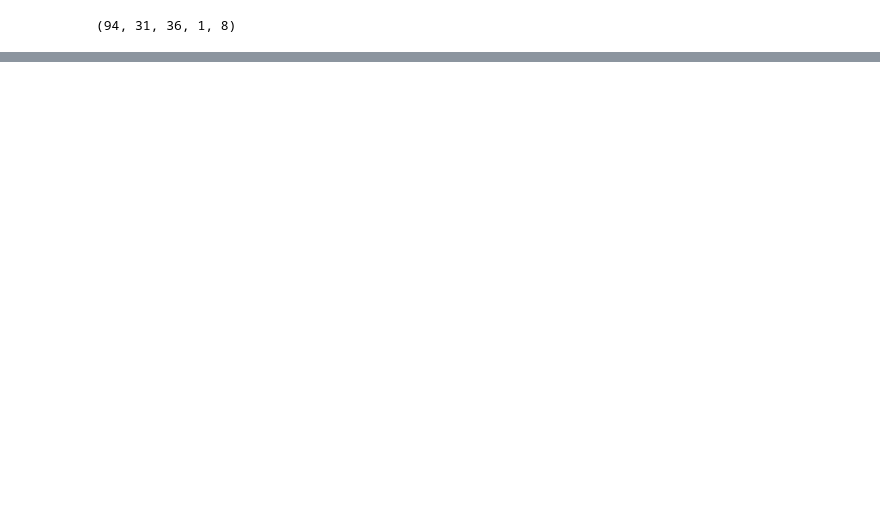
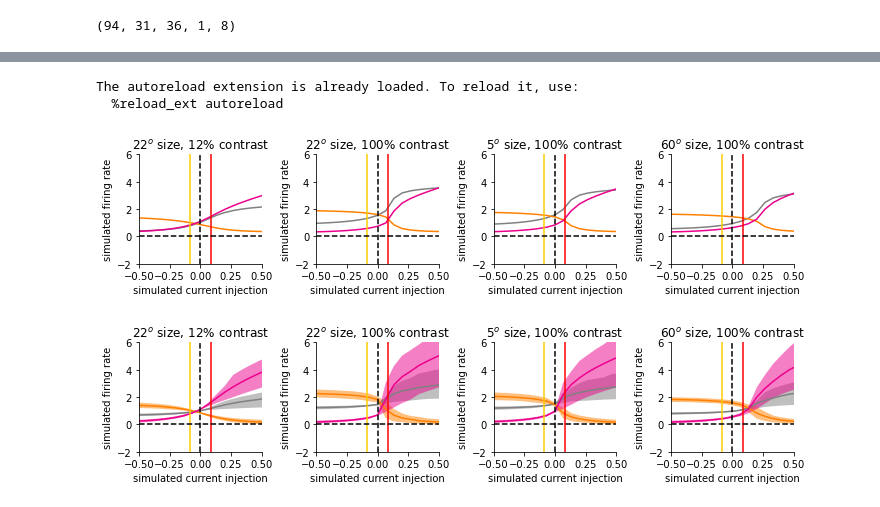
Before and after one commit to anitsoga/mossing_paper_code, a Jupyter notebook: simulation/vip_sst_subnetwork_dynamics.ipynb, the cells around one changed output, grey strips where cells are left out. Cells and saved outputs as stored; diff of their text form; code cells hidden in the pictures; blank space fills up the shorter version.

```diff
--- a/simulation/vip_sst_subnetwork_dynamics.ipynb
+++ b/simulation/vip_sst_subnetwork_dynamics.ipynb
@@ -341,8 +358,8 @@ plt.tight_layout()
 # %% [output]
 [figure]
 # %%
-weights_files = glob.glob('../shared_data/calnet_data/weights/weights_201215b/*.npy')
-weights_files.sort()
+# weights_files = glob.glob('../shared_data/calnet_data/weights/weights_201215b/*.npy')
+# weights_files.sort()
 
 reload(cc)
 nwt = len(weights_files)
@@ -927,6 +997,7 @@ def plot_cell_intrinsic_resp(cell_intrinsic_resp,label,zero_subtracted=zero_subt
 
 save = False
 
+usize = np.array((5,8,13,22,36,60))
 # itype = 2
 pct_l,pct_u = 16,84
 # istims = [0,5,35,18,20,23]
@@ -937,6 +1008,7 @@ titles = [all_titles[istim] for istim in istims]
 # titles = ['0% contrast','5$^o$ size, 100% contrast','60$^o$ size, 100% contrast','0% contrast','22$^o$ size, 12% contrast','22$^o$ size, 100% contrast']
 cs = [None,np.array((1,0.65,0)),np.array((1,0,1)),None]
 
+this_target_amplitude = np.nanmean(params[:,5::6,0,0],axis=1)
 line_loc = this_target_amplitude.mean()
 
 for istyle in range(2):
@@ -980,30 +1052,35 @@ for istyle in range(2):
             ut.erase_top_right()
 
     #     plt.plot(opto_levels,np.nanmean(network_resp,0)[:,istim,itype],c='k',label='baseline')
     #     plt.fill_between(opto_levels,np.nanpercentile(network_resp,pct_l,axis=0)[:,istim,itype],np.nanpercentile(network_resp,pct_u,axis=0)[:,istim,itype],facecolor='k',alpha=0.5)
 
     #     plt.plot(opto_levels,np.nanmean(network_resp_no_pcvip,0)[:,istim,itype],c=cs[2],label='PC$\rightarrow$VIP weights deleted')
     #     plt.fill_between(opto_levels,np.nanpercentile(network_resp_no_pcvip,pct_l,axis=0)[:,istim,itype],np.nanpercentile(network_resp_no_pcvip,pct_u,axis=0)[:,istim,itype],facecolor=cs[2],label='PC$\leftrightarrow$PC weights deleted',alpha=0.5)
 
     #     plt.plot(opto_levels,np.nanmean(network_resp_no_pcsst,0)[:,istim,itype],c=cs[1],label='PC$\rightarrow$SST weights deleted')
     #     plt.fill_between(opto_levels,np.nanpercentile(network_resp_no_pcsst,pct_l,axis=0)[:,istim,itype],np.nanpercentile(network_resp_no_pcsst,pct_u,axis=0)[:,istim,itype],facecolor=cs[1],label='PC$\leftrightarrow$PV weights deleted',alpha=0.5)
 
         # plt.legend()
     #         plt.xlim((-1.5,1.5))
 
             plt.xlabel('simulated current injection')
             if zero_subtracted:
                 plt.ylabel(r'simulated $\Delta$firing rate')
             else:
                 plt.ylabel('simulated firing rate')
         # plt.title('PC$\leftrightarrow$PC weights deleted')
         plt.tight_layout()
     #     plt.savefig('figures/network_nonlinearity_w_and_wo_ws_stim_%d_no_title.jpg'%istim,dpi=300)
     #     plt.savefig('figures/sst_network_nonlinearity_w_and_wo_ws_stim_%d_no_title.jpg'%istim,dpi=300)
         plt.title(title)
         plt.tight_layout()
         if save:
             if istyle == 0:
                 plt.savefig('figures/network_nonlinearity_all_connections_size_contrast_samples_example.jpg',dpi=300)
             if istyle == 1:
                 plt.savefig('figures/network_nonlinearity_all_connections_size_contrast_samples.jpg',dpi=300)
+# %% [output]
+The autoreload extension is already loaded. To reload it, use:
+  %reload_ext autoreload
+[figure, added]
+[figure, added]
```
Also changed, not shown: parts of 32 cells of this notebook, 3 other files.
